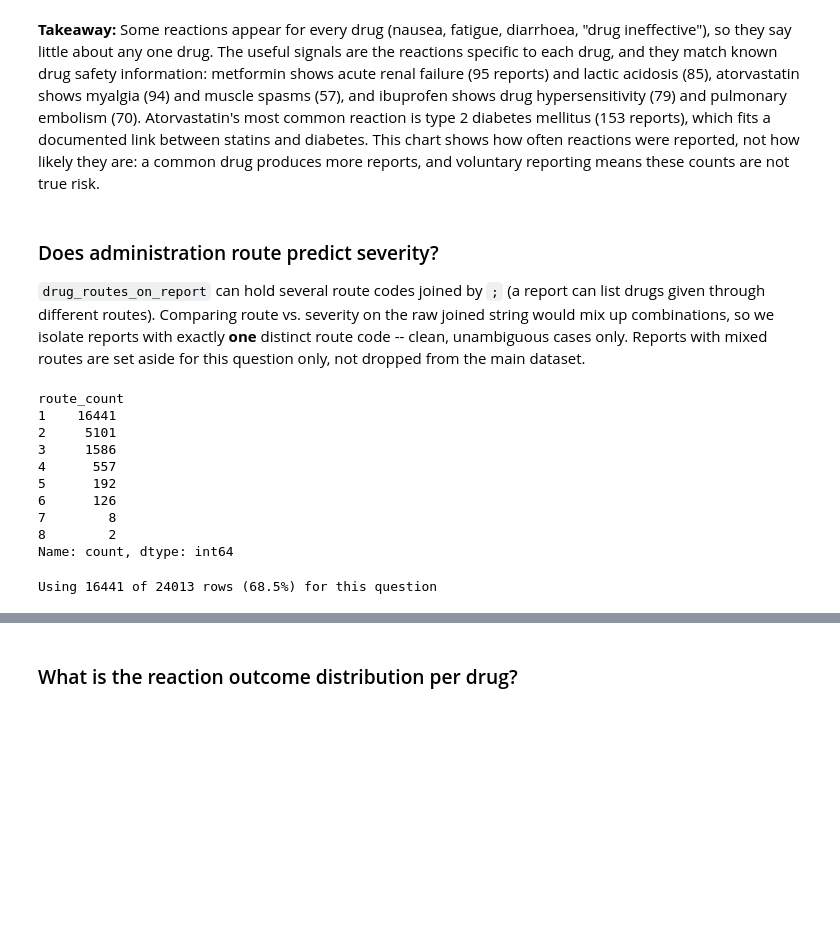
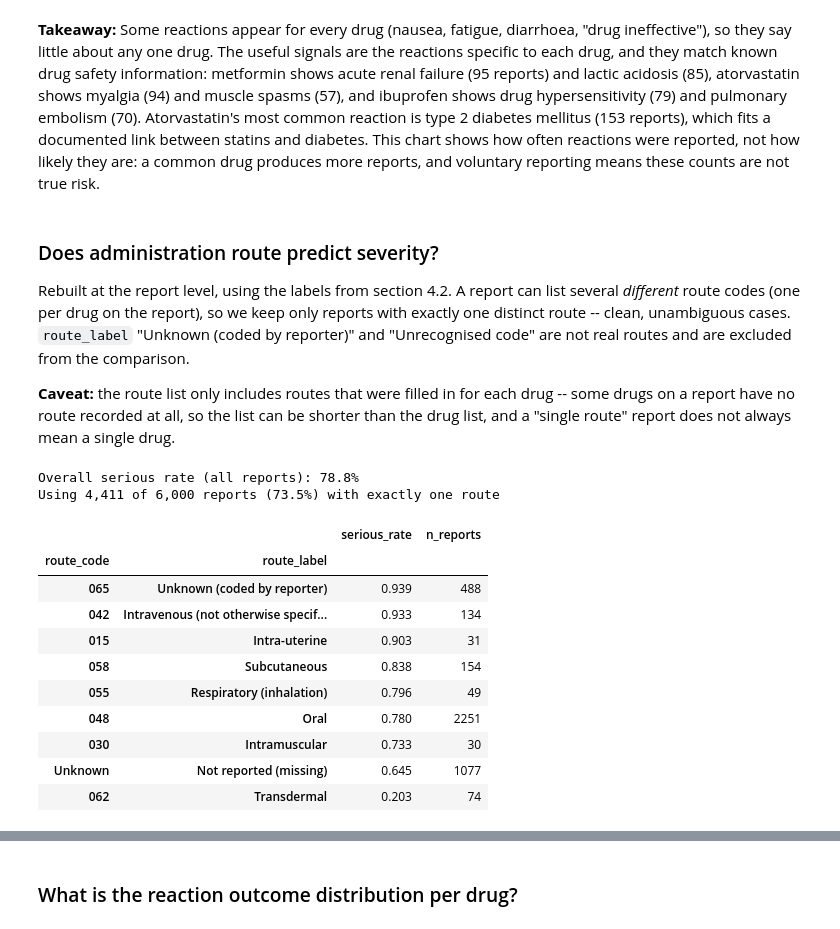
Before and after one commit to NattakanO/healthcare_drug_safety_analysis, a Jupyter notebook: data_exploration.ipynb, the cells around one changed output, grey strips where cells are left out. Drawn from its saved outputs; the diff is of its cells as text; code cells hidden in the pictures; blank space fills up the shorter version.

```diff
--- a/data_exploration.ipynb
+++ b/data_exploration.ipynb
@@ -647,37 +648,48 @@ more reports, and voluntary reporting means these counts are not true risk.
 # %% [markdown]
 ### Does administration route predict severity?
 
-`drug_routes_on_report` can hold several route codes joined by `;` (a
-report can list drugs given through different routes). Comparing route vs.
-severity on the raw joined string would mix up combinations, so we isolate
-reports with exactly **one** distinct route code -- clean, unambiguous cases
-only. Reports with mixed routes are set aside for this question only, not
-dropped from the main dataset.
+Rebuilt at the report level, using the labels from section 4.2. A report
+can list several *different* route codes (one per drug on the report), so we
+keep only reports with exactly one distinct route -- clean, unambiguous cases.
+`route_label` "Unknown (coded by reporter)" and "Unrecognised code" are not
+real routes and are excluded from the comparison.
+
+**Caveat:** the route list only includes routes that were filled in for each
+drug -- some drugs on a report have no route recorded at all, so the list can
+be shorter than the drug list, and a "single route" report does not always
+mean a single drug.
-# %%
-def distinct_routes(routes_str):
-    if pd.isna(routes_str):
-        return set()
-    return set(r.strip() for r in routes_str.split(";") if r.strip())
-
-df["route_set"] = df["drug_routes_on_report"].apply(distinct_routes)
-df["route_count"] = df["route_set"].apply(len)
-
-print(df["route_count"].value_counts().sort_index())
-# %% [output]
-route_count
-1    16441
-2     5101
-3     1586
-4      557
-5      192
-6      126
-7        8
-8        2
-Name: count, dtype: int64
-# %%
-single_route = df[df["route_count"] == 1].copy()
-single_route["route_code"] = single_route["route_set"].apply(lambda s: next(iter(s)))
-
-print(f"Using {len(single_route)} of {len(df)} rows ({len(single_route)/len(df):.1%}) for this question")
-# %% [output]
-Using 16441 of 24013 rows (68.5%) for this question
+# %%
+baseline = (reports["serious"] == 1).mean()
+print(f"Overall serious rate (all reports): {baseline:.1%}")
+
+single_route = reports[reports["route_count"] == 1].copy()
+print(f"Using {len(single_route):,} of {len(reports):,} reports "
+      f"({len(single_route)/len(reports):.1%}) with exactly one route")
+# %% [output]
+Overall serious rate (all reports): 78.8%
+Using 4,411 of 6,000 reports (73.5%) with exactly one route
+# %%
+MIN_SAMPLE = 30   # a route with fewer reports is not a reliable estimate
+
+route_counts = single_route["route_code"].value_counts()
+common_routes = route_counts[route_counts >= MIN_SAMPLE].index
+
+q2 = (
+    single_route[single_route["route_code"].isin(common_routes)]
+    .groupby(["route_code", "route_label"])["serious"]
+    .agg(serious_rate=lambda s: (s == 1).mean(), n_reports="size")
+    .sort_values("serious_rate", ascending=False)
+)
+q2.round(3)
+# %% [output]
+|  |  | serious_rate | n_reports |
+| route_code | route_label |  |  |
+| 065 | Unknown (coded by reporter) | 0.939 | 488 |
+| 042 | Intravenous (not otherwise specif... | 0.933 | 134 |
+| 015 | Intra-uterine | 0.903 | 31 |
+| 058 | Subcutaneous | 0.838 | 154 |
+| 055 | Respiratory (inhalation) | 0.796 | 49 |
+| 048 | Oral | 0.780 | 2251 |
+| 030 | Intramuscular | 0.733 | 30 |
+| Unknown | Not reported (missing) | 0.645 | 1077 |
+| 062 | Transdermal | 0.203 | 74 |
```
Also changed, not shown: parts of 5 cells of this notebook, 1 other file.
